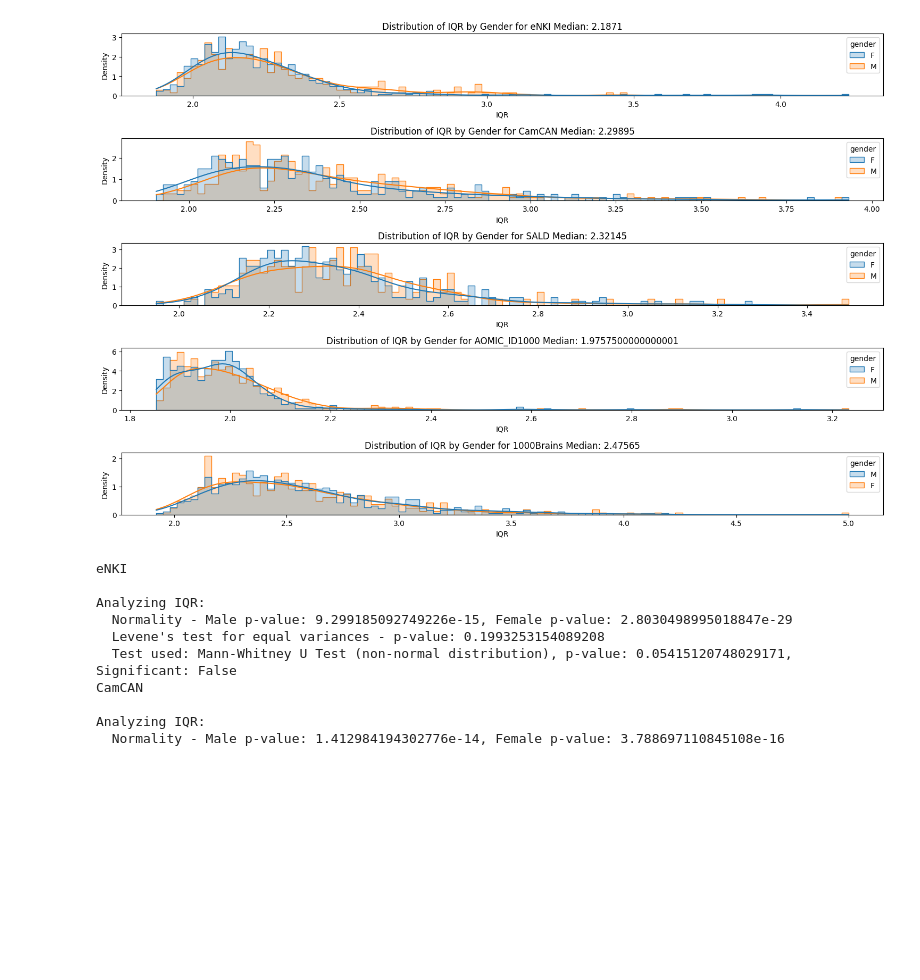
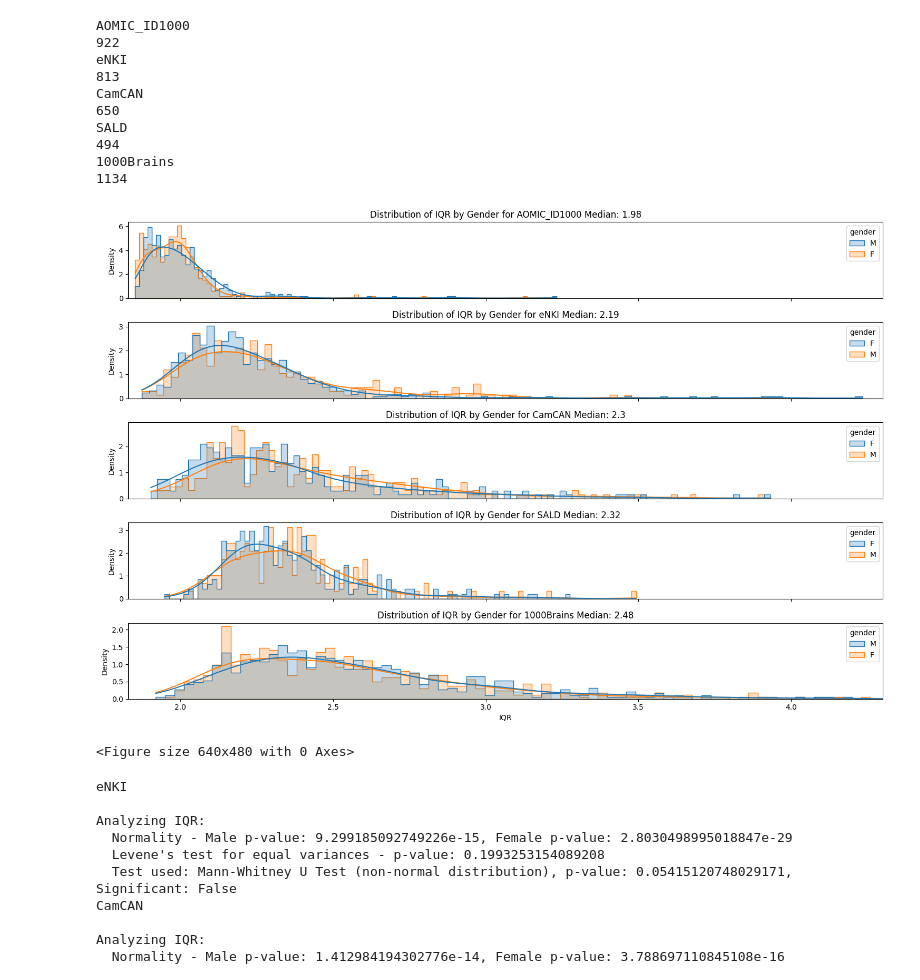
Before and after one commit to N-Nieto/QC, a Jupyter notebook: code/plots/whole_data_QC_distribution.ipynb, the cells around one changed output. Drawn from its saved outputs; the diff is of its cells as text; code cells hidden in the pictures; blank space fills up the shorter version.

Commit message:
Refactor data handling and update output file naming conventions; add new statistical analysis for additional sites

```diff
--- a/code/plots/whole_data_QC_distribution.ipynb
+++ b/code/plots/whole_data_QC_distribution.ipynb
@@ -1,31 +1,42 @@
 # %%
 import pandas as pd
 import matplotlib.pyplot as plt
 import seaborn as sbn
 import scipy.stats as stats
 
-sites = ["eNKI", "CamCAN","SALD", "AOMIC_ID1000", "1000Brains"]
+sites = ["1000Brains", "SALD", "eNKI", "CamCAN","AOMIC_ID1000", ]
+sites = [   "AOMIC_ID1000","eNKI","CamCAN", "SALD","1000Brains" ]
 
 data_dir = "../../data/"
 
 # %%
 # Main loop
-plt.figure(figsize=(15, 10))
+fig, axes = plt.subplots(len(sites), 1, figsize=(15, 10), sharex=True)
 for i, site in enumerate(sites):
-    Y_data = pd.read_csv(data_dir + "Y_" + site + ".csv")
+    Y_data = pd.read_csv(data_dir + "Y_" + site + ".csv").dropna()
+    print(site)
+    print(len(Y_data))
 
-    # Remove those subject without QC data
-    Y_data = Y_data.dropna()
-
-    # Visualizing the distribution by gender
-    plt.subplot(len(sites), 1, i+1)
-
-    sbn.histplot(Y_data, x='IQR', hue='gender', kde=True, element='step', stat="density", common_norm=False, bins=100)
-    plt.title(f'Distribution of IQR by Gender for '+site+" Median: "+ str(Y_data["IQR"].median()))
-    plt.xlabel('IQR')
-    plt.ylabel('Density')
+    sbn.histplot(Y_data, x='IQR', hue='gender', kde=True, element='step', stat="density", common_norm=False, bins=100, ax=axes[i])
+    axes[i].set_title(f'Distribution of IQR by Gender for {site} Median: {round(Y_data["IQR"].median(),2)}')
+    axes[i].set_xlabel('IQR')
+    axes[i].set_ylabel('Density')
+    axes[i].set_xlim(1.83, 4.3)
+plt.tight_layout()
+plt.show()
 
 plt.tight_layout()
 plt.show()
 # %% [output]
+AOMIC_ID1000
+922
+eNKI
+813
+CamCAN
+650
+SALD
+494
+1000Brains
+1134
-[figure, old version]
+[figure, new version]
+<Figure size 640x480 with 0 Axes>
```
Also changed, not shown: parts of 1 cell of this notebook, 44 other files.
